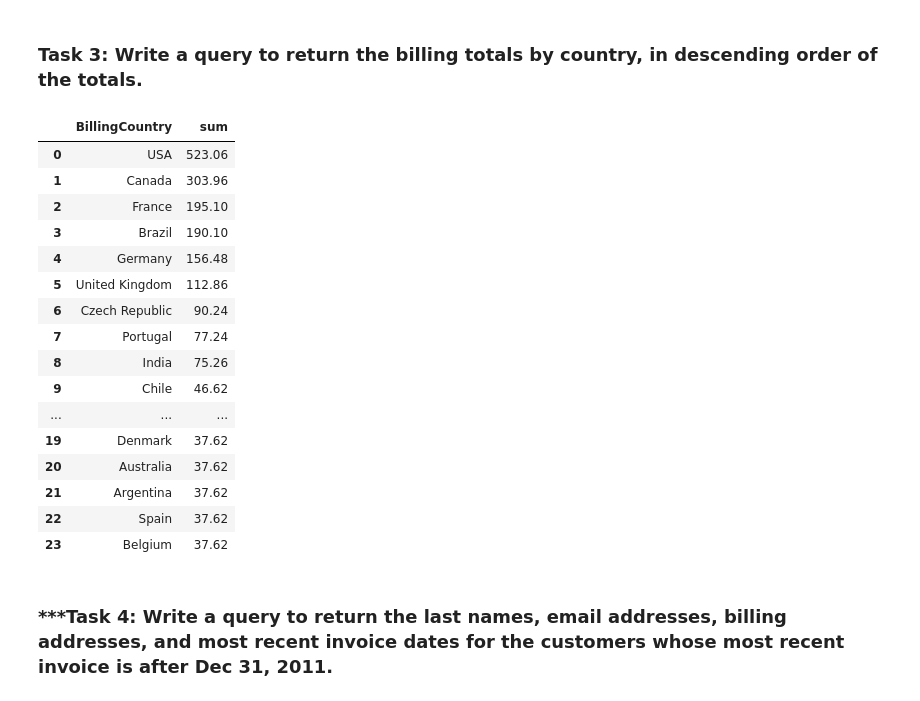
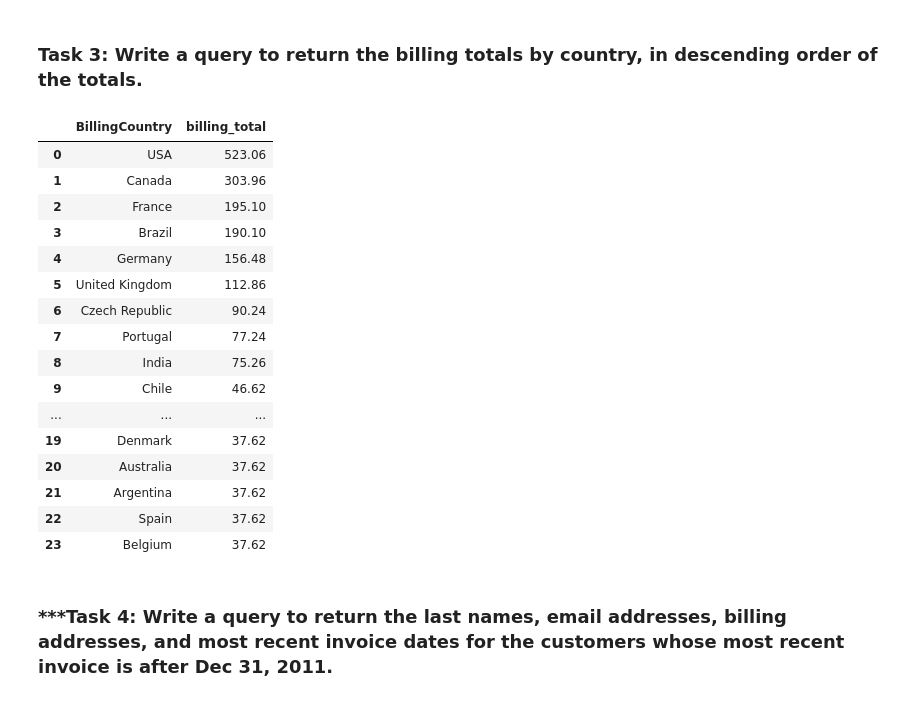
Before and after one commit to pyamin1878/NTL-DS-103023, a Jupyter notebook: Phase 2/Lectures/13-P2-Code-Challenge-Review.ipynb, the cells around one changed output. Saved outputs shown, nothing was run; the diff lists cells and outputs as text; code cells hidden in the pictures.

```diff
--- a/Phase 2/Lectures/13-P2-Code-Challenge-Review.ipynb
+++ b/Phase 2/Lectures/13-P2-Code-Challenge-Review.ipynb
@@ -94,17 +94,17 @@ WHERE c.Country IS 'Canada'
 # %%
 # call_on_students(1)
 pd.read_sql("""
 
-SELECT BillingCountry, SUM(Total) AS sum
+SELECT BillingCountry, SUM(Total) AS billing_total
 FROM INVOICE
 GROUP BY BillingCountry
-ORDER BY sum DESC
+ORDER BY billing_total DESC
 
 
 
 """, conn)
 # %% [output]
-|  | BillingCountry | sum |
+|  | BillingCountry | billing_total |
 | 0 | USA | 523.06 |
 | 1 | Canada | 303.96 |
 | 2 | France | 195.10 |
```
Also changed, not shown: parts of 24 cells of this notebook, 1 other file.
